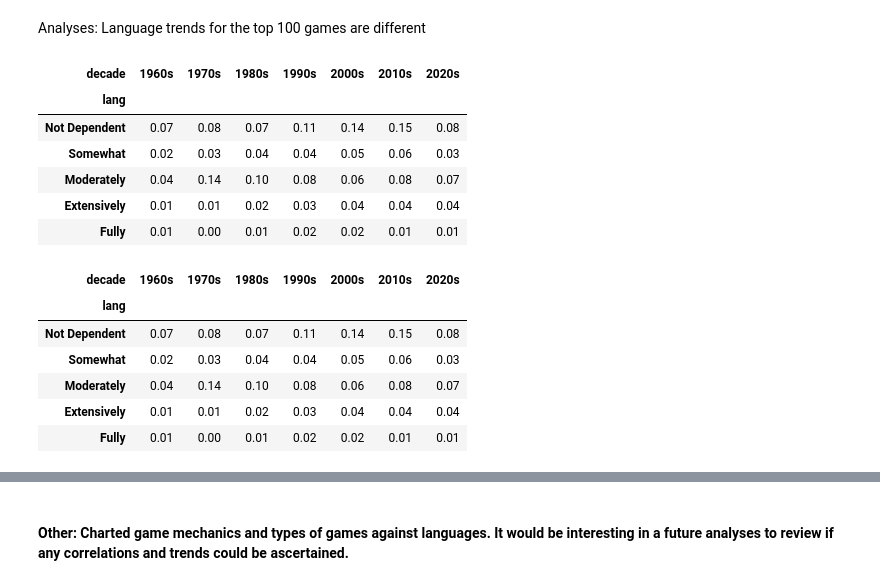
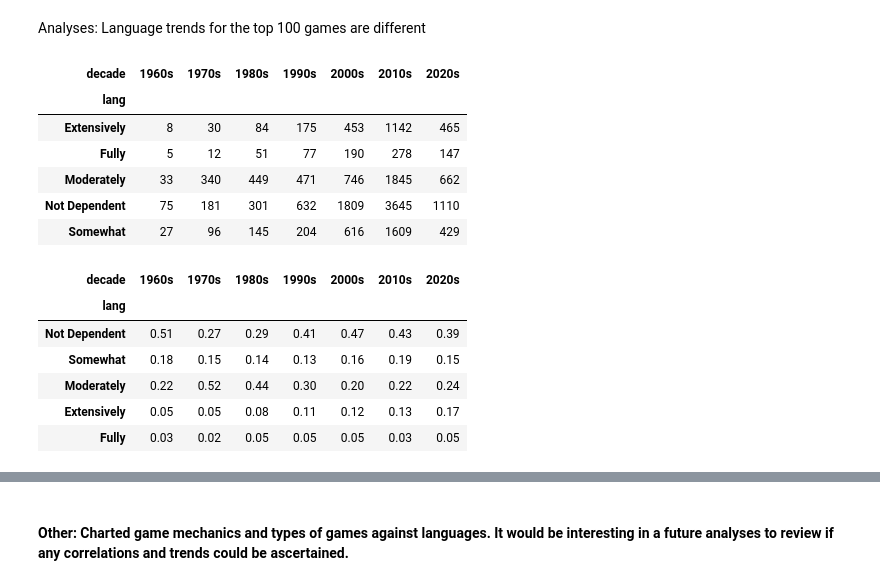
Before and after one commit to trapperkreeper/Project1, a Jupyter notebook: eda/language_dependencies_eda.ipynb, the cells around one changed output, grey strips where cells are left out. Cells and saved outputs as stored; diff of their text form; code cells hidden in the pictures.

```diff
--- a/eda/language_dependencies_eda.ipynb
+++ b/eda/language_dependencies_eda.ipynb
@@ -221,36 +221,34 @@ Analyses:
     Language trends for the top 100 games are different
 # %%
 #plot lang and decades
-lang_decades = games[["lang", "decade"]].copy()
+lang_decades = games_rankings[["lang", "decade"]].copy()
 lang_options = lang_decades["lang"].unique()
 
 lang_vs_dec = pd.pivot_table(lang_decades,
                                 index = 'lang',
                                 columns = "decade",
                                 aggfunc='size')
 
 lang_vs_dec_perc = lang_vs_dec.apply(convert_to_percent).round(2)
 
 reorder_lang_dec= ["Not Dependent", "Somewhat", "Moderately", "Extensively", "Fully"]
 
 lang_vs_dec_perc = lang_vs_dec_perc.loc[reorder_lang_dec]
 
+display(lang_vs_dec)
 lang_vs_dec_perc
 # %% [output]
 | decade | 1960s | 1970s | 1980s | 1990s | 2000s | 2010s | 2020s |
 | lang |  |  |  |  |  |  |  |
-| Not Dependent | 0.07 | 0.08 | 0.07 | 0.11 | 0.14 | 0.15 | 0.08 |
-| Somewhat | 0.02 | 0.03 | 0.04 | 0.04 | 0.05 | 0.06 | 0.03 |
-| Moderately | 0.04 | 0.14 | 0.10 | 0.08 | 0.06 | 0.08 | 0.07 |
-| Extensively | 0.01 | 0.01 | 0.02 | 0.03 | 0.04 | 0.04 | 0.04 |
-| Fully | 0.01 | 0.00 | 0.01 | 0.02 | 0.02 | 0.01 | 0.01 |
+| Extensively | 8 | 30 | 84 | 175 | 453 | 1142 | 465 |
+| Fully | 5 | 12 | 51 | 77 | 190 | 278 | 147 |
+| Moderately | 33 | 340 | 449 | 471 | 746 | 1845 | 662 |
+| Not Dependent | 75 | 181 | 301 | 632 | 1809 | 3645 | 1110 |
+| Somewhat | 27 | 96 | 145 | 204 | 616 | 1609 | 429 |
+| decade | 1960s | 1970s | 1980s | 1990s | 2000s | 2010s | 2020s |
+| lang |  |  |  |  |  |  |  |
+| Not Dependent | 0.51 | 0.27 | 0.29 | 0.41 | 0.47 | 0.43 | 0.39 |
+| Somewhat | 0.18 | 0.15 | 0.14 | 0.13 | 0.16 | 0.19 | 0.15 |
+| Moderately | 0.22 | 0.52 | 0.44 | 0.30 | 0.20 | 0.22 | 0.24 |
+| Extensively | 0.05 | 0.05 | 0.08 | 0.11 | 0.12 | 0.13 | 0.17 |
+| Fully | 0.03 | 0.02 | 0.05 | 0.05 | 0.05 | 0.03 | 0.05 |
-# %%
-display(lang_vs_dec_perc)
-# %% [output]
-| decade | 1960s | 1970s | 1980s | 1990s | 2000s | 2010s | 2020s |
-| lang |  |  |  |  |  |  |  |
-| Not Dependent | 0.07 | 0.08 | 0.07 | 0.11 | 0.14 | 0.15 | 0.08 |
-| Somewhat | 0.02 | 0.03 | 0.04 | 0.04 | 0.05 | 0.06 | 0.03 |
-| Moderately | 0.04 | 0.14 | 0.10 | 0.08 | 0.06 | 0.08 | 0.07 |
-| Extensively | 0.01 | 0.01 | 0.02 | 0.03 | 0.04 | 0.04 | 0.04 |
-| Fully | 0.01 | 0.00 | 0.01 | 0.02 | 0.02 | 0.01 | 0.01 |
```
Also changed, not shown: parts of 5 cells of this notebook.
